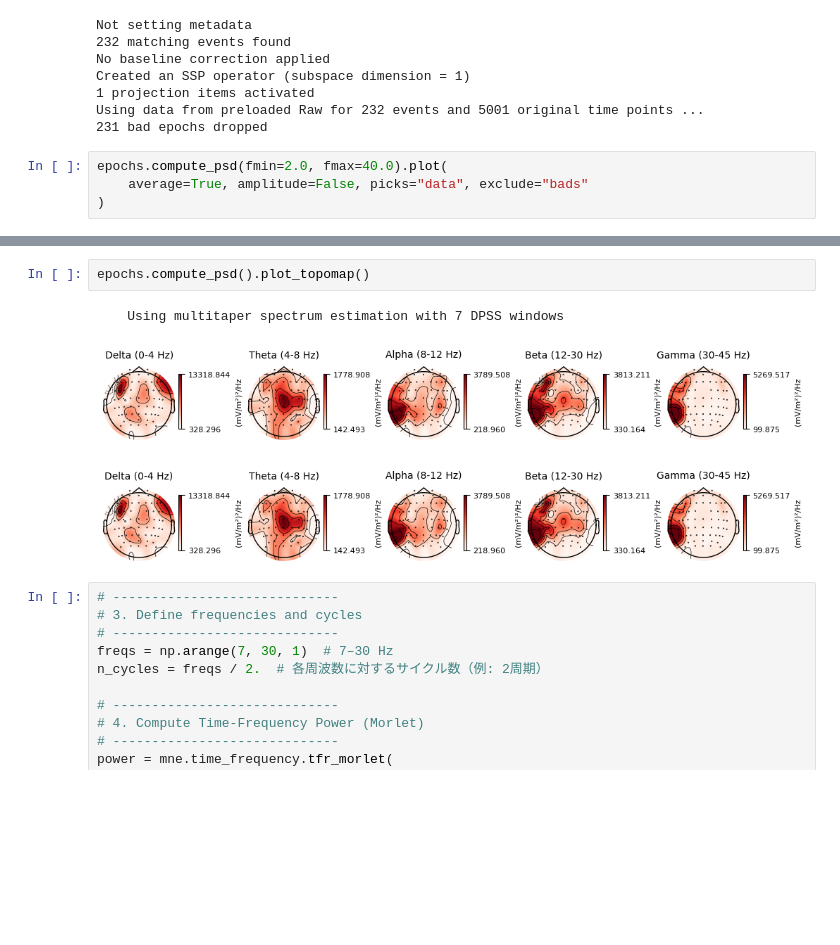
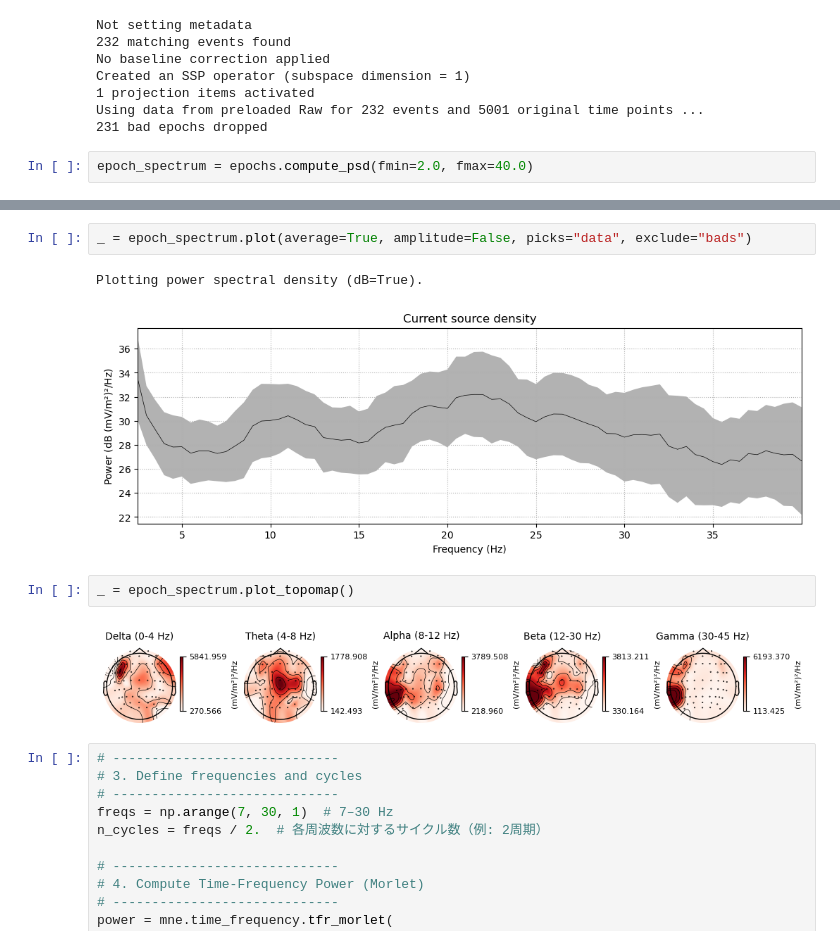
Before and after one commit to tut211302/eeg-mri-aging-analysis, a Jupyter notebook: jupyter_notebook/FrequencyAnalysis.ipynb, the cells around one changed output, grey strips where cells are left out. Cells and saved outputs as stored; diff of their text form; blank space fills up the shorter version.

```diff
--- a/jupyter_notebook/FrequencyAnalysis.ipynb
+++ b/jupyter_notebook/FrequencyAnalysis.ipynb
@@ -80,8 +56,6 @@ Created an SSP operator (subspace dimension = 1)
 Using data from preloaded Raw for 232 events and 5001 original time points ...
 231 bad epochs dropped
 # %%
-epochs.compute_psd(fmin=2.0, fmax=40.0).plot(
-    average=True, amplitude=False, picks="data", exclude="bads"
-)
+epoch_spectrum = epochs.compute_psd(fmin=2.0, fmax=40.0)
 # %% [output]
     Using multitaper spectrum estimation with 7 DPSS windows
@@ -91,9 +67,12 @@ Plotting power spectral density (dB=True).
+# %%
+_ = epoch_spectrum.plot(average=True, amplitude=False, picks="data", exclude="bads")
+# %% [output]
+Plotting power spectral density (dB=True).
+[figure, added]
 # %%
-epochs.compute_psd().plot_topomap()
+_ = epoch_spectrum.plot_topomap()
 # %% [output]
-    Using multitaper spectrum estimation with 7 DPSS windows
-[figure, old version]
+[figure, new version]
-[figure, removed]
 # %%
 # -----------------------------
 # 3. Define frequencies and cycles
```
Also changed, not shown: parts of 5 cells of this notebook, 10 other files.
